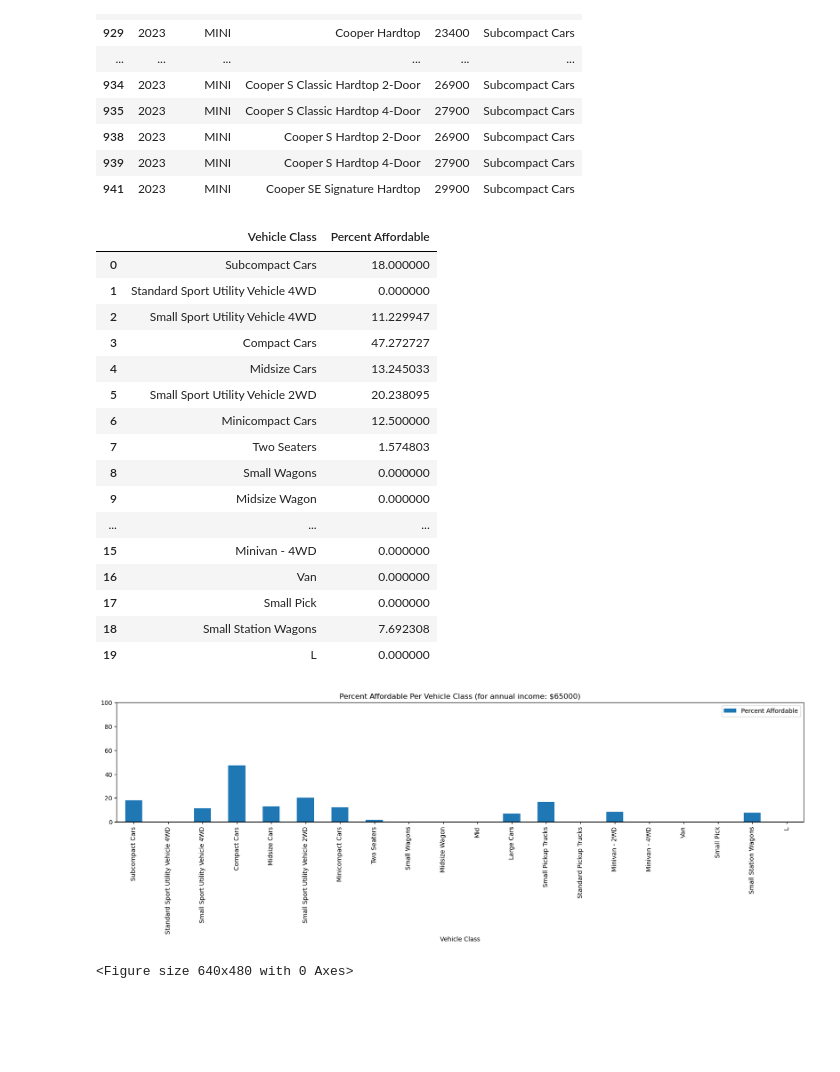
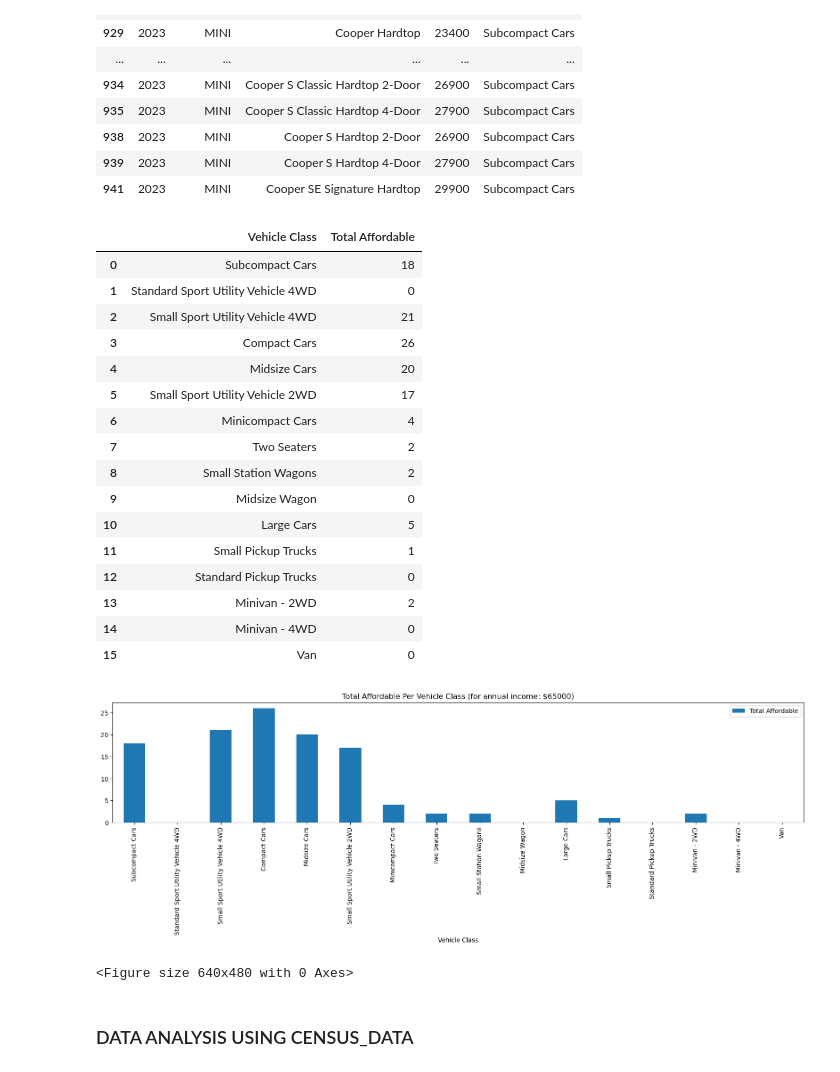
Before and after one commit to raniljoshua/Data-Analysis-Bootcamp_Project-1, a Jupyter notebook: car_payment.ipynb, the cells around one changed output. Saved outputs shown, nothing was run; the diff lists cells and outputs as text; code cells hidden in the pictures; blank space fills up the shorter version.

Commit message:
Updated functions to calculate total instead of percentage, and used census_data to plot and save bar plots

```diff
--- a/car_payment.ipynb
+++ b/car_payment.ipynb
@@ -235,10 +238,10 @@ Standard Sport Utility Vehicle 4WD
 | 939 | 2023 | MINI | Cooper S Hardtop 4-Door | 27900 | Subcompact Cars |
 | 941 | 2023 | MINI | Cooper SE Signature Hardtop | 29900 | Subcompact Cars |
 # %%
-# Function to calculate and create Dataframe of percentage affordable of vehicle classes
+# Function to calculate and create Dataframe of total affordable per vehicle class
 
-def percent_afford_per_vclass(car_prices_df,interest_rate,loan_term,monthly_payment_budget,v_class):
-    cars_percent_affordable = []
+def total_afford_per_vclass(car_prices_df,interest_rate,loan_term,monthly_payment_budget,v_class):
+    total_affordable = []
 
     for type in v_class:
         # print(type)
@@ -246,14 +249,16 @@ def percent_afford_per_vclass(car_prices_df,interest_rate,loan_term,monthly_paym
         v_class_afford = v_class_df.loc[monthly_pay(v_class_df["price"],interest_rate,loan_term) < monthly_payment_budget]
         # print(v_class_afford.count()["model"])
         # print(v_class_df.count()["model"])
-        percent_affordable = 100*(v_class_afford.count()["model"])/(v_class_df.count()["model"])
-        cars_percent_affordable.append(percent_affordable)
+        # percent_affordable = 100*(v_class_afford.count()["model"])/(v_class_df.count()["model"])
+        # percent_affordable = 100*(v_class_afford.count()["model"])/(car_prices_df.count()["model"])
+        # cars_percent_affordable.append(percent_affordable)
+        total_affordable.append(v_class_afford.count()["model"])
 
     # print(cars_percent_affordable)
 
     affordable_v_class = {
         "Vehicle Class":v_class,
-        "Percent Affordable":cars_percent_affordable
+        "Total Affordable":total_affordable
     }
 
     affordable_v_class_df = pd.DataFrame(affordable_v_class)
@@ -278,38 +283,40 @@ v_class = car_prices_df["VClass"].dropna().unique()
 # print(car_makes)
 # print(v_class)
 
-percent_v_class_afford_df = percent_afford_per_vclass(car_prices_df,interest_rate,loan_term,monthly_payment_budget,v_class)
-percent_v_class_afford_df
+total_v_class_afford_df = total_afford_per_vclass(car_prices_df,interest_rate,loan_term,monthly_payment_budget,v_class)
+total_v_class_afford_df
 # %% [output]
-|  | Vehicle Class | Percent Affordable |
-| 0 | Subcompact Cars | 18.000000 |
-| 1 | Standard Sport Utility Vehicle 4WD | 0.000000 |
-| 2 | Small Sport Utility Vehicle 4WD | 11.229947 |
-| 3 | Compact Cars | 47.272727 |
-| 4 | Midsize Cars | 13.245033 |
-| 5 | Small Sport Utility Vehicle 2WD | 20.238095 |
-| 6 | Minicompact Cars | 12.500000 |
-| 7 | Two Seaters | 1.574803 |
-| 8 | Small Wagons | 0.000000 |
-| 9 | Midsize Wagon | 0.000000 |
-| ... | ... | ... |
-| 15 | Minivan - 4WD | 0.000000 |
-| 16 | Van | 0.000000 |
-| 17 | Small Pick | 0.000000 |
-| 18 | Small Station Wagons | 7.692308 |
-| 19 | L | 0.000000 |
+|  | Vehicle Class | Total Affordable |
+| 0 | Subcompact Cars | 18 |
+| 1 | Standard Sport Utility Vehicle 4WD | 0 |
+| 2 | Small Sport Utility Vehicle 4WD | 21 |
+| 3 | Compact Cars | 26 |
+| 4 | Midsize Cars | 20 |
+| 5 | Small Sport Utility Vehicle 2WD | 17 |
+| 6 | Minicompact Cars | 4 |
+| 7 | Two Seaters | 2 |
+| 8 | Small Station Wagons | 2 |
+| 9 | Midsize Wagon | 0 |
+| 10 | Large Cars | 5 |
+| 11 | Small Pickup Trucks | 1 |
+| 12 | Standard Pickup Trucks | 0 |
+| 13 | Minivan - 2WD | 2 |
+| 14 | Minivan - 4WD | 0 |
+| 15 | Van | 0 |
 # %%
-percent_v_class_afford_df = percent_v_class_afford_df.set_index("Vehicle Class")
+total_v_class_afford_df = total_v_class_afford_df.set_index("Vehicle Class")
 # percent_v_class_afford_df
 
 # Use DataFrame.plot() in order to create a bar chart of the data
-percent_v_class_afford_df.plot(kind="bar", figsize=(20,3.5),ylim=(0,100))
+total_v_class_afford_df.plot(kind="bar", figsize=(20,3.5))
 
 # Set a title for the chart
-plt.title(f"Percent Affordable Per Vehicle Class (for annual income: ${annual_income})")
+plt.title(f"Total Affordable Per Vehicle Class (for annual income: ${annual_income})")
 
 plt.show()
 plt.tight_layout()
 # %% [output]
-[figure, old version]
+[figure, new version]
 <Figure size 640x480 with 0 Axes>
+# %% [markdown]
+### DATA ANALYSIS USING CENSUS_DATA
```
Also changed, not shown: parts of 16 cells of this notebook, 4 other files.
